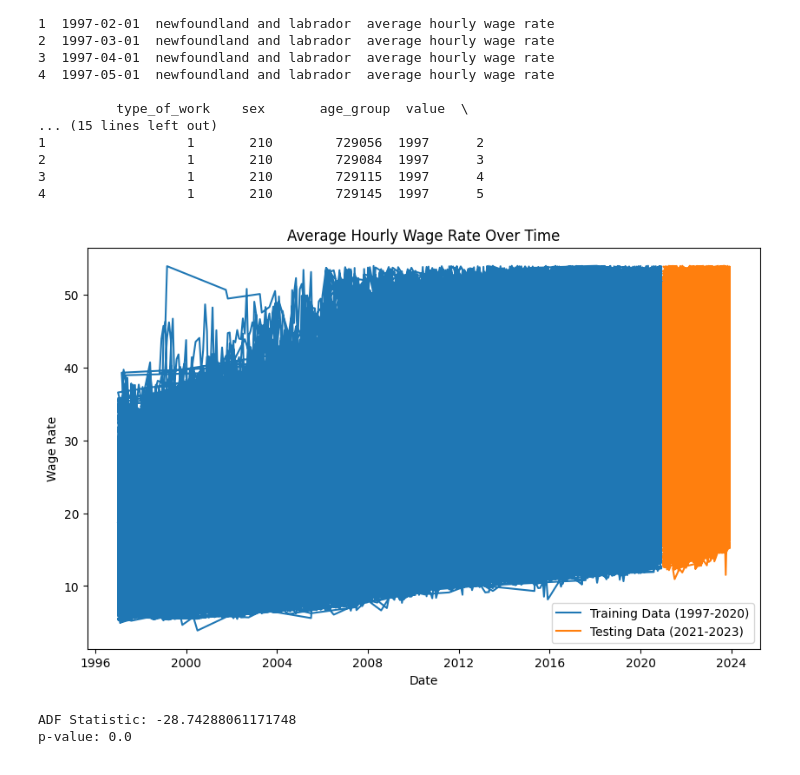
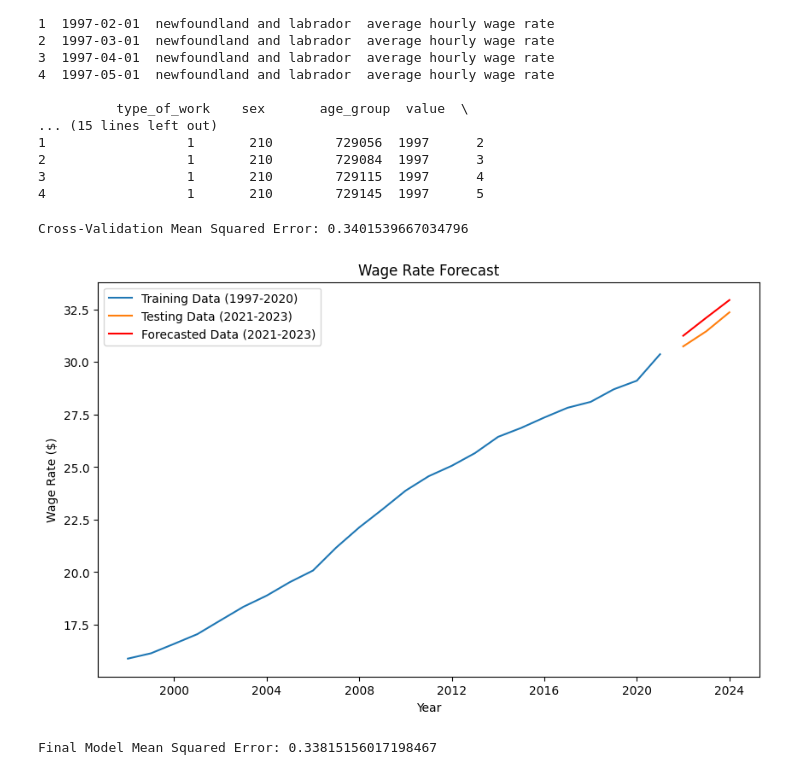
Before and after one commit to nelises/-nelises-neural-network-time-series-forecasting-, a Jupyter notebook: ARIMA Time Series Model_Wage.ipynb, the cells around one changed output. Cells and saved outputs as stored; diff of their text form; code cells hidden in the pictures.

```diff
--- a/ARIMA Time Series Model_Wage.ipynb
+++ b/ARIMA Time Series Model_Wage.ipynb
@@ -62,9 +65,16 @@ data['ref_date'] = pd.to_datetime(data['ref_date'], format='%Y-%m-%d')
 # Set 'ref_date' as index
 data.set_index('ref_date', inplace=True)
 
+# Ensure only numeric columns are included
+numeric_cols = data.select_dtypes(include=[np.number]).columns
+data_wage = data[numeric_cols]
+
+# Aggregate data by year to reduce noise
+data_annual = data_wage.resample('Y').mean()
+
 # Select the 'value' column for ARIMA modeling
-wages = data['value']
+wage_rate = data_annual['value']
+
+# Split the data into training and testing sets based on the date
+train_data = wage_rate[wage_rate.index < '2021']
+test_data = wage_rate[wage_rate.index >= '2021']
-# %%
-# 4. Split Data into Training and Testing Sets
-train_data = wages[wages.index < '2021-01-01']
-test_data = wages[wages.index >= '2021-01-01']
@@ -71,21 +84,47 @@ test_data = wages[wages.index >= '2021-01-01']
+# %%
+# 5. Perform Cross-Validation
+cv_mse_scores = []
+for train_index, val_index in tscv.split(train_data):
+    train_cv, val_cv = train_data.iloc[train_index], train_data.iloc[val_index]
+
+    # Fit the ARIMA model
+    model = ARIMA(train_cv, order=(1, 1, 1))
+    model_fit = model.fit()
+
+    # Forecast
+    forecast = model_fit.forecast(steps=len(val_cv))
+
+    # Calculate Mean Squared Error
+    mse = mean_squared_error(val_cv, forecast)
+    cv_mse_scores.append(mse)
+
+print('Cross-Validation Mean Squared Error:', np.mean(cv_mse_scores))
+# %% [output]
+Cross-Validation Mean Squared Error: 0.3401539667034796
+# %%
+# 6. Train Final Model on Entire Training Set and Forecast on Test Set
+final_model = ARIMA(train_data, order=(1, 1, 1))
+final_model_fit = final_model.fit()
+
+# Forecast
+final_forecast = final_model_fit.forecast(steps=len(test_data))
+forecast_index = test_data.index
 # %%
-# 5. Visualize the Data
+# 7. Visualize the Data
+# Visualize the Forecasted Data
 plt.figure(figsize=(10, 6))
 plt.plot(train_data, label='Training Data (1997-2020)')
 plt.plot(test_data, label='Testing Data (2021-2023)')
-plt.title('Average Hourly Wage Rate Over Time')
-plt.xlabel('Date')
-plt.ylabel('Wage Rate')
+plt.plot(forecast_index, final_forecast, label='Forecasted Data (2021-2023)', color='red')
+plt.title('Wage Rate Forecast')
+plt.xlabel('Year')
+plt.ylabel('Wage Rate ($)')
 plt.legend()
 plt.show()
+
+# Calculate Mean Squared Error for the final model
+final_mse = mean_squared_error(test_data, final_forecast)
+print('Final Model Mean Squared Error:', final_mse)
 # %% [output]
-[figure, old version]
+[figure, new version]
+Final Model Mean Squared Error: 0.33815156017198467
-# %%
-# 6. Stationarity Check
-# Perform Augmented Dickey-Fuller test on training data
-result = adfuller(train_data.dropna())
-print('ADF Statistic:', result[0])
-print('p-value:', result[1])
-# %% [output]
-ADF Statistic: -28.74288061171748
-p-value: 0.0
```
Also changed, not shown: parts of 5 cells of this notebook, 6 other files.
